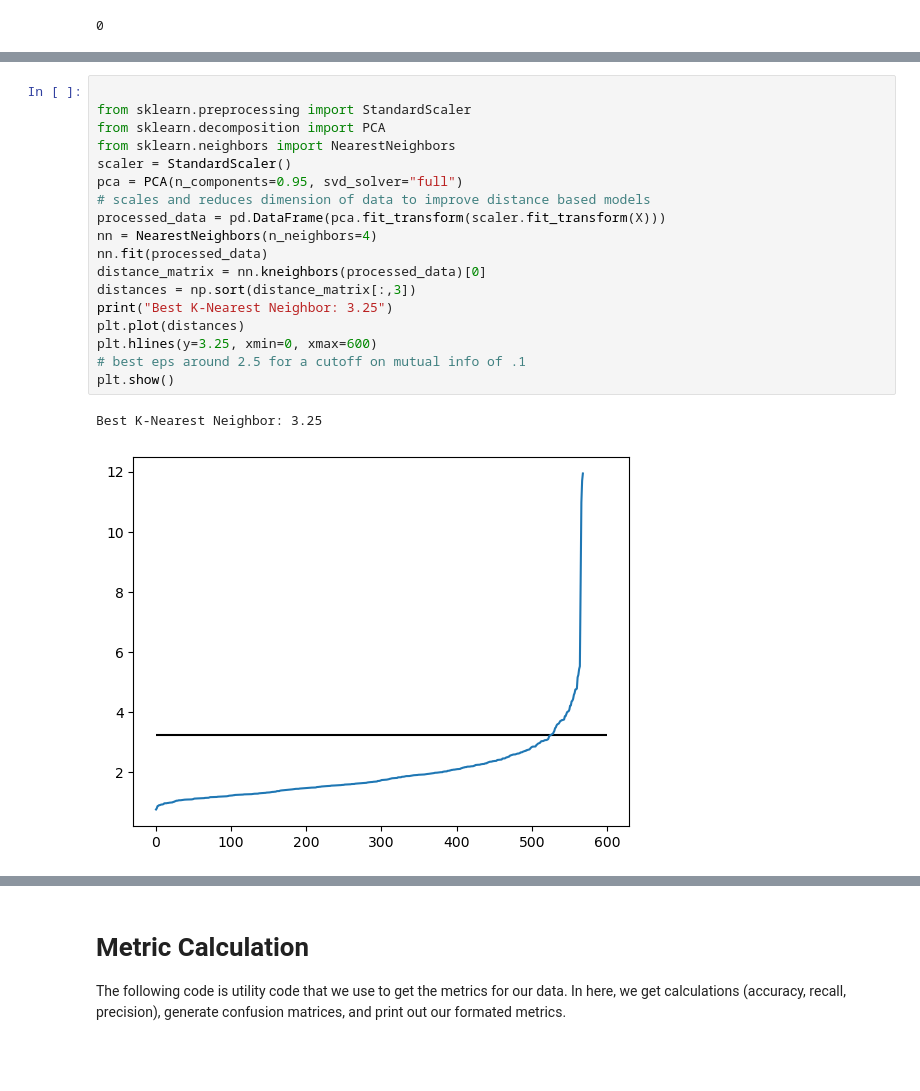
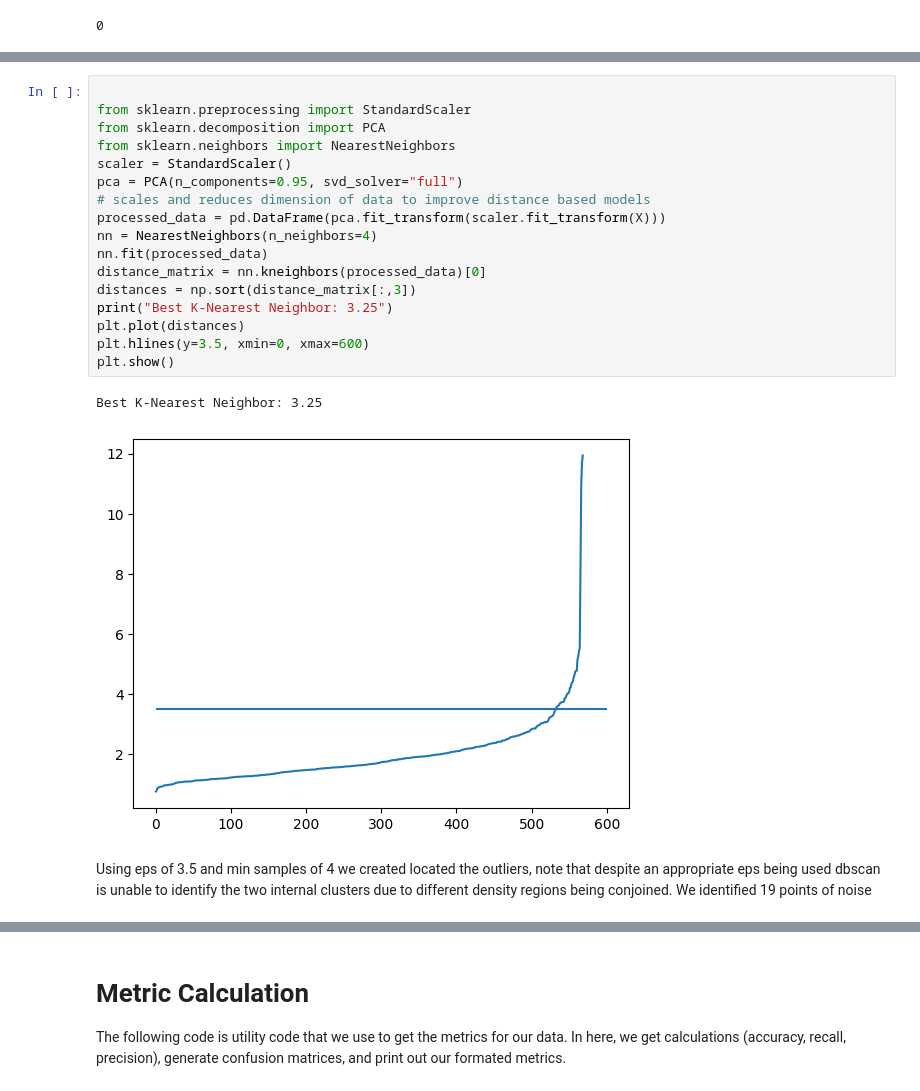
Before and after one commit to thomas-tran22/MachineLearningProject, a Jupyter notebook: ML_Project.ipynb, the cells around one changed output, grey strips where cells are left out. Drawn from its saved outputs; the diff is of its cells as text; blank space fills up the shorter version.

```diff
--- a/ML_Project.ipynb
+++ b/ML_Project.ipynb
@@ -92,24 +98,25 @@ List of features kept:
 # %%
 
 from sklearn.preprocessing import StandardScaler
 from sklearn.decomposition import PCA
 from sklearn.neighbors import NearestNeighbors
 scaler = StandardScaler()
 pca = PCA(n_components=0.95, svd_solver="full")
 # scales and reduces dimension of data to improve distance based models
 processed_data = pd.DataFrame(pca.fit_transform(scaler.fit_transform(X)))
 nn = NearestNeighbors(n_neighbors=4)
 nn.fit(processed_data)
 distance_matrix = nn.kneighbors(processed_data)[0]
 distances = np.sort(distance_matrix[:,3])
 print("Best K-Nearest Neighbor: 3.25")
 plt.plot(distances)
-plt.hlines(y=3.25, xmin=0, xmax=600)
-# best eps around 2.5 for a cutoff on mutual info of .1
+plt.hlines(y=3.5, xmin=0, xmax=600)
 plt.show()
 # %% [output]
 Best K-Nearest Neighbor: 3.25
-[figure, old version]
+[figure, new version]
+# %% [markdown]
+Using eps of 3.5 and min samples of 4 we created located the outliers, note that despite an appropriate eps being used dbscan is unable to identify the two internal clusters due to different density regions being conjoined. We identified 19 points of noise
 # %%
 from sklearn.cluster import DBSCAN
 
```
Also changed, not shown: parts of 21 cells of this notebook.
